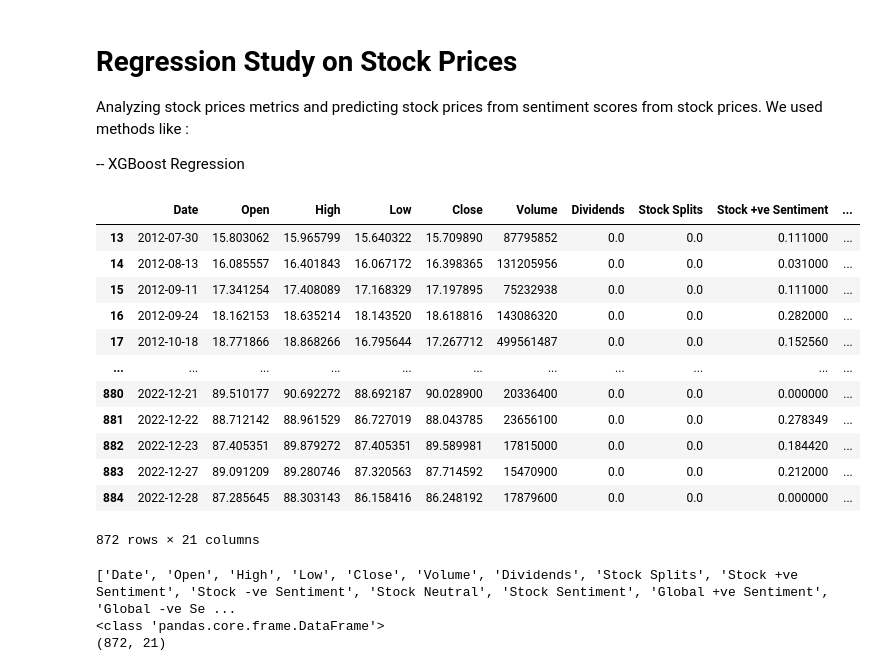
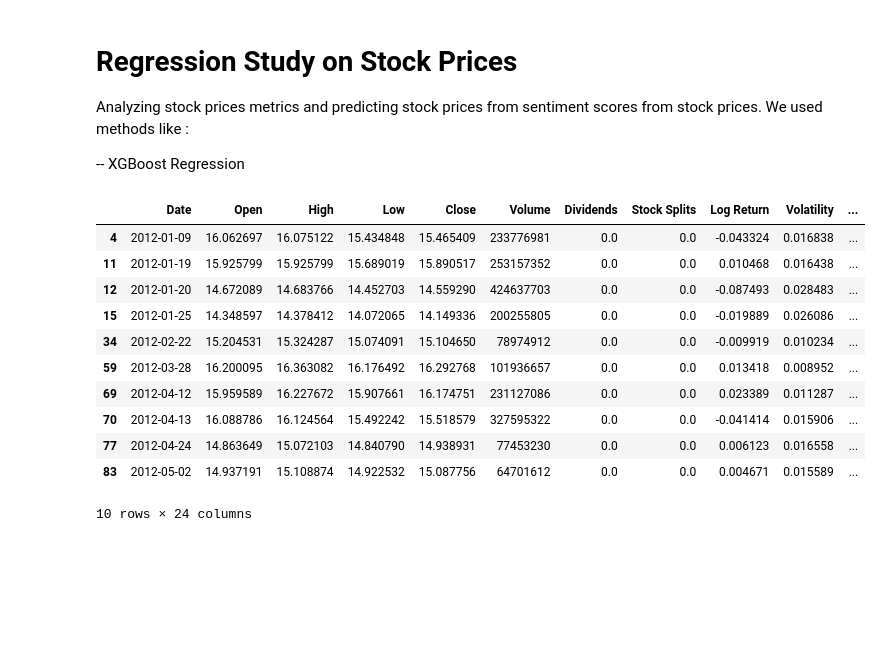
Before and after one commit to rishabhtyagi989/SIGNS_2024, a Jupyter notebook: stock_price_pred_xgb.ipynb, the cells around one changed output. Saved outputs shown, nothing was run; the diff lists cells and outputs as text; code cells hidden in the pictures; blank space fills up the shorter version.

```diff
--- a/stock_price_pred_xgb.ipynb
+++ b/stock_price_pred_xgb.ipynb
@@ -111,7 +111,17 @@ def preprocess_and_merge_data(stock_symbols, start_date, end_date, interval):
         df_sentiment = df_sentiment.rename(columns=rename_mapping1)
         df_news = df_news.rename(columns=rename_mapping2)
 
-
+        ## Evaluate Stock Features
+        df_stock['Log Return'] = np.log(df_stock['Close'] / df_stock['Close'].shift(1))
+        df_stock['Volatility'] = df_stock['Log Return'].rolling(window=interval).std()
+        df_stock['SMA'] = df_stock['Close'].rolling(window= interval).mean()
+        df_stock['Difference'] = df_stock['Close'].diff()
+        df_stock['PD'] = df_stock['Close'].pct_change().shift(-1)*100
+        df_stock['Next Day Closing'] = df_stock['Close'].shift(-1)
+        df_stock['RPM'] = df_stock['Close']/df_stock['SMA']
+        df_stock['Trend'] = ((df_stock['Close'].shift(-1) > df_stock['Close']).astype(int)).shift(1).rolling(interval).sum()
+        # Drop the first row where PD is NaN
+        df_stock = df_stock.dropna(subset=['PD'])
 
         ## Filter by date range
         sentiment_filtered = df_sentiment[(df_sentiment['Date'] >= start_date) & (df_sentiment['Date'] <= end_date)]
@@ -123,7 +133,7 @@ def preprocess_and_merge_data(stock_symbols, start_date, end_date, interval):
         news_filtered = news_filtered.drop(columns=['Ticker'])
 
         ## Merge stock and sentiment data on common dates
-        merged_df = pd.merge(stock_filtered, sentiment_filtered, on='Date', how='inner')
+        merged_df = pd.merge(stock_filtered, sentiment_filtered, on='Date', how='left')
 
         ## Merge news data, filling missing values with zeros
         merged_df = pd.merge(merged_df, news_filtered, on='Date', how='left')
@@ -131,54 +141,23 @@ def preprocess_and_merge_data(stock_symbols, start_date, end_date, interval):
         # news_columns.remove('Date')
         merged_df[news_columns] = merged_df[news_columns].fillna(0)
 
-        ## Compute Features and assgin target variables
-        merged_df.sort_values('Date', inplace=True)
-
-        merged_df['SMA'] = merged_df['Close'].rolling(window= interval).mean()
-        merged_df['Difference'] = merged_df['Close'].diff()
-        # merged_df['Trend'] = merged_df['Close'].diff().apply(categorize_change)
-        merged_df['PD'] = merged_df['Close'].pct_change() * 100
-        merged_df['Next Day Closing'] = merged_df['Close'].shift(-1)
-
-        # Drop the first row where PD is NaN
-        merged_df = merged_df.dropna(subset=['PD'])
-
-        # Apply classify_price_difference function
-        merged_df['Price Movement'] = merged_df.apply(classify_price_difference, axis=1)
-
         X_features_ = merged_df.columns.tolist()
         merged_data[symbol] = merged_df.dropna()  # Drop NA after adding features
 
     return merged_data, X_features_
 # %%
 stock_data, Xfeatures = preprocess_and_merge_data(stock_symbols, start_date, end_date, interval)
-stock_data['GOOG']
+stock_data['GOOG'].head(10)
 # %% [output]
-|  | Date | Open | High | Low | Close | Volume | Dividends | Stock Splits | Stock +ve Sentiment | ... |
-| 13 | 2012-07-30 | 15.803062 | 15.965799 | 15.640322 | 15.709890 | 87795852 | 0.0 | 0.0 | 0.111000 | ... |
-| 14 | 2012-08-13 | 16.085557 | 16.401843 | 16.067172 | 16.398365 | 131205956 | 0.0 | 0.0 | 0.031000 | ... |
-| 15 | 2012-09-11 | 17.341254 | 17.408089 | 17.168329 | 17.197895 | 75232938 | 0.0 | 0.0 | 0.111000 | ... |
-| 16 | 2012-09-24 | 18.162153 | 18.635214 | 18.143520 | 18.618816 | 143086320 | 0.0 | 0.0 | 0.282000 | ... |
-| 17 | 2012-10-18 | 18.771866 | 18.868266 | 16.795644 | 17.267712 | 499561487 | 0.0 | 0.0 | 0.152560 | ... |
-| ... | ... | ... | ... | ... | ... | ... | ... | ... | ... | ... |
-| 880 | 2022-12-21 | 89.510177 | 90.692272 | 88.692187 | 90.028900 | 20336400 | 0.0 | 0.0 | 0.000000 | ... |
-| 881 | 2022-12-22 | 88.712142 | 88.961529 | 86.727019 | 88.043785 | 23656100 | 0.0 | 0.0 | 0.278349 | ... |
-| 882 | 2022-12-23 | 87.405351 | 89.879272 | 87.405351 | 89.589981 | 17815000 | 0.0 | 0.0 | 0.184420 | ... |
-| 883 | 2022-12-27 | 89.091209 | 89.280746 | 87.320563 | 87.714592 | 15470900 | 0.0 | 0.0 | 0.212000 | ... |
-| 884 | 2022-12-28 | 87.285645 | 88.303143 | 86.158416 | 86.248192 | 17879600 | 0.0 | 0.0 | 0.000000 | ... |
+|  | Date | Open | High | Low | Close | Volume | Dividends | Stock Splits | Log Return | Volatility | ... |
+| 4 | 2012-01-09 | 16.062697 | 16.075122 | 15.434848 | 15.465409 | 233776981 | 0.0 | 0.0 | -0.043324 | 0.016838 | ... |
+| 11 | 2012-01-19 | 15.925799 | 15.925799 | 15.689019 | 15.890517 | 253157352 | 0.0 | 0.0 | 0.010468 | 0.016438 | ... |
+| 12 | 2012-01-20 | 14.672089 | 14.683766 | 14.452703 | 14.559290 | 424637703 | 0.0 | 0.0 | -0.087493 | 0.028483 | ... |
+| 15 | 2012-01-25 | 14.348597 | 14.378412 | 14.072065 | 14.149336 | 200255805 | 0.0 | 0.0 | -0.019889 | 0.026086 | ... |
+| 34 | 2012-02-22 | 15.204531 | 15.324287 | 15.074091 | 15.104650 | 78974912 | 0.0 | 0.0 | -0.009919 | 0.010234 | ... |
+| 59 | 2012-03-28 | 16.200095 | 16.363082 | 16.176492 | 16.292768 | 101936657 | 0.0 | 0.0 | 0.013418 | 0.008952 | ... |
+| 69 | 2012-04-12 | 15.959589 | 16.227672 | 15.907661 | 16.174751 | 231127086 | 0.0 | 0.0 | 0.023389 | 0.011287 | ... |
+| 70 | 2012-04-13 | 16.088786 | 16.124564 | 15.492242 | 15.518579 | 327595322 | 0.0 | 0.0 | -0.041414 | 0.015906 | ... |
+| 77 | 2012-04-24 | 14.863649 | 15.072103 | 14.840790 | 14.938931 | 77453230 | 0.0 | 0.0 | 0.006123 | 0.016558 | ... |
+| 83 | 2012-05-02 | 14.937191 | 15.108874 | 14.922532 | 15.087756 | 64701612 | 0.0 | 0.0 | 0.004671 | 0.015589 | ... |
-872 rows × 21 columns
+10 rows × 24 columns
-# %%
-
-
-print(Xfeatures)
-
-Stock_Features = ['Volume', 'Open', 'Stock Sentiment', 'News Sentiment']
-Stock_Metrics = ['SMA', 'Close', 'PD', 'Next Day Closing']
-Trends = ['Price Movement']
-
-print(type(stock_data['GOOG']))
-print(stock_data['GOOG'].shape)
-# %% [output]
-['Date', 'Open', 'High', 'Low', 'Close', 'Volume', 'Dividends', 'Stock Splits', 'Stock +ve Sentiment', 'Stock -ve Sentiment', 'Stock Neutral', 'Stock Sentiment', 'Global +ve Sentiment', 'Global -ve Se ...
-<class 'pandas.core.frame.DataFrame'>
-(872, 21)
```
Also changed, not shown: parts of 10 cells of this notebook, 2 other files.
